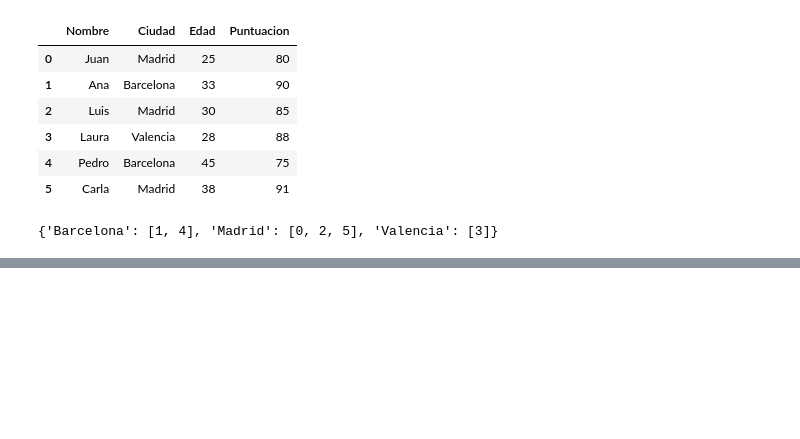
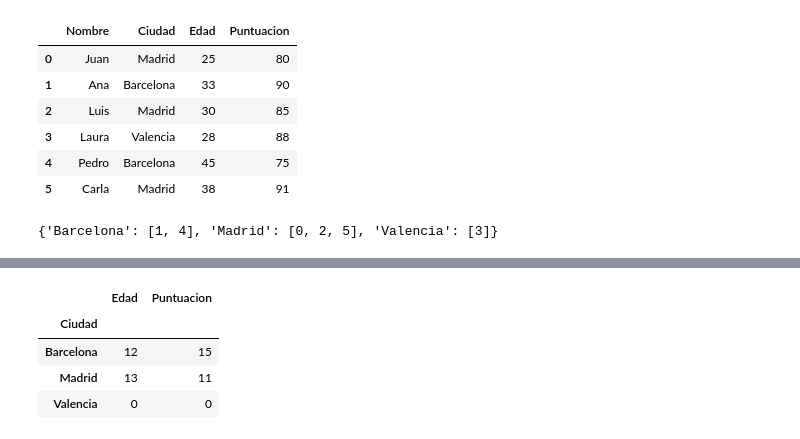
Before and after one commit to marcelonog/TheQuant, a Jupyter notebook: IntroPandas.ipynb, the cells around one changed output, grey strips where cells are left out. Drawn from its saved outputs; the diff is of its cells as text; code cells hidden in the pictures; blank space fills up the shorter version.

```diff
--- a/IntroPandas.ipynb
+++ b/IntroPandas.ipynb
@@ -304,0 +320,19 @@ print(grouped.groups)
+# %%
+# Definir una funcion de agregacion personalizado
+def rango(series):
+    return series.max() - series.min()
+
+# Aplicar la funcion agg por el grupo
+aggregated_data_custom = grouped.agg(
+    {
+        'Edad':rango,
+        'Puntuacion':rango
+    }
+)
+aggregated_data_custom
+# %% [output]
+|  | Edad | Puntuacion |
+| Ciudad |  |  |
+| Barcelona | 12 | 15 |
+| Madrid | 13 | 11 |
+| Valencia | 0 | 0 |
```
Also changed, not shown: parts of 1 cell of this notebook.
